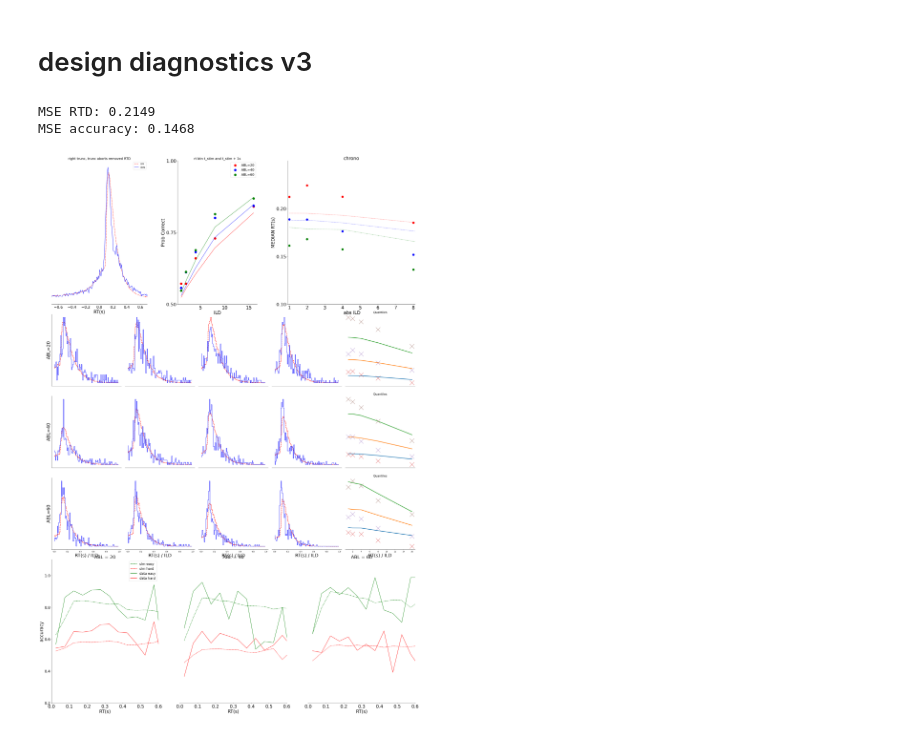
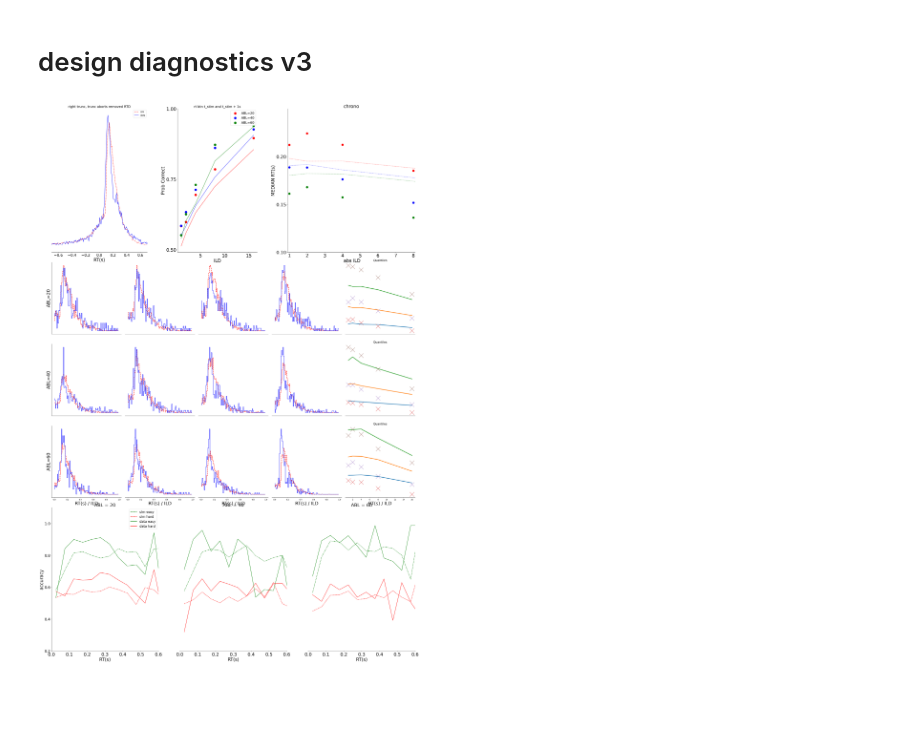
Before and after one commit to rakaar/ddm_data, a Jupyter notebook: simulations/inc_evid_noise_hyp_2025_ON.ipynb, the cells around one changed output. Saved outputs shown, nothing was run; the diff lists cells and outputs as text; code cells hidden in the pictures; blank space fills up the shorter version.

Commit message:
forgot about MT abort

```diff
--- a/simulations/inc_evid_noise_hyp_2025_ON.ipynb
+++ b/simulations/inc_evid_noise_hyp_2025_ON.ipynb
@@ -23,7 +23,7 @@ t_E_aff = 0.075
 
 Z_E = 0
 
-N_sim = int(1e6)
+N_sim = int(50e3)
 dt = 1e-4
 # %% [markdown]
 # ABL, ILD, stim and led times from data
@@ -54,7 +54,7 @@ is_LED_trial = True
 new_V_A = V_A + 1.8
 new_noise = 80
 # new_noise = 0
-T0_factor = 2.5
+T0_factor = 2.8
 N_print = int(N_sim/5)
 
 # inc noise
@@ -603,17 +153,5 @@ for a, ABL in enumerate(ABL_arr):
 # %% [markdown]
 # design diagnostics v3
-# %%
-from diagnostics_class import Diagnostics
-
-sim_diagnose_obj = Diagnostics(sim_df)
-data_diagnose_obj = Diagnostics(data_df)
-
-# remove aborts
-data_df_valid = data_df[ data_df['rt'] > data_df['t_stim'] ]
-sim_df_valid = sim_df[ sim_df['rt'] > sim_df['t_stim'] ]
-
-sim_diagnose_obj_valid = Diagnostics(sim_df_valid)
-data_diagnose_obj_valid = Diagnostics(data_df_valid)
 # %%
 from matplotlib.gridspec import GridSpec, GridSpecFromSubplotSpec
 
@@ -663,12 +201,12 @@ ax_rtd.spines['bottom'].set_visible(True)
 ax_rtd.set_xlim(-0.7, 0.7)
 
 # 1 - psycho
-data_psycho = data_diagnose_obj.plot_correct_vs_abs_ILD()
+data_psycho = data_diagnose_obj_valid.plot_correct_vs_abs_ILD()
 all_ABL = data_psycho.keys()
 all_ILD = np.sort(df['ILD'].unique())
 all_pos_ILD = list(set(np.abs(df['ILD'].unique())))
 
-sim_psycho = sim_diagnose_obj.plot_correct_vs_abs_ILD()
+sim_psycho = sim_diagnose_obj_valid.plot_correct_vs_abs_ILD()
 for ABL in all_ABL:
     ax_psy.scatter(all_pos_ILD, data_psycho[ABL], label=f'ABL={ABL}', color=ABL_colors[ABL], s=150)
     ax_psy.plot(all_pos_ILD, sim_psycho[ABL], alpha=0.9, color=ABL_colors[ABL])
@@ -829,79 +367,31 @@ for a, ABL in enumerate(ABL_arr):
     ax_r.plot(x, data_easy_tacho, label='data easy', color='g')
 
     # data - hard
     data_pd_hard = data_df_valid[ (data_df_valid['ABL'] == ABL) & (data_df_valid['ILD'].isin(hard_ILD))]
     data_pd_hard_diag = Diagnostics(data_pd_hard)
     x, data_hard_tacho = data_pd_hard_diag.plot_tacho(bins)
     ax_r.plot(x, data_hard_tacho, label='data hard', color='r')
 
     ax_r.set_title(f'ABL = {ABL}', fontsize=25)
     ax_r.set_xlabel('RT(s)', fontsize=25)
     if a == 0:
         ax_r.legend(fontsize=18)
         ax_r.set_ylabel('accuracy', fontsize=25)
 
     ax_r.set_xlim(0, 0.6)
     ax_r.set_ylim(0.3, 1.1)
     ax_r.spines['top'].set_visible(False)
     ax_r.spines['right'].set_visible(False)
     ax_r.spines['left'].set_visible(True)
     ax_r.spines['bottom'].set_visible(True)
     if a == 0:
         ax_r.set_yticks(np.arange(0.2, 1.2, 0.2))
 
     if a != 0:
         ax_r.spines['left'].set_visible(False)
         ax_r.set_yticks([])
 
     ax_r.tick_params(axis='both', which='major', labelsize=20)
     ax_r.tick_params(axis='x', which='major', labelsize=25)
-
-
-
-
-import numpy as np
-
-# --- 1) MSE between histograms of sim and data for each ABL and abs ILD (except the last ILD) ---
-hist_mse_list = []
-# print("MSE for RTD histograms (per ABL and abs ILD, except last ILD):")
-for ABL in ABL_arr:
-    for j, ILD in enumerate(pos_ILD):
-        if j < len(pos_ILD) - 1:  # Skip the last ILD (used for quantiles)
-            # Filter for current ABL and ILD (both signs)
-            sim_pd = sim_df_valid[(sim_df_valid['ABL'] == ABL) & (sim_df_valid['ILD'].isin([ILD, -ILD]))]
-            data_pd = data_df_valid[(data_df_valid['ABL'] == ABL) & (data_df_valid['ILD'].isin([ILD, -ILD]))]
-
-            # Compute reaction times relative to stimulus onset
-            sim_rt = sim_pd['rt'] - sim_pd['t_stim']
-            data_rt = data_pd['rt'] - data_pd['t_stim']
-
-            # Compute histograms using the same bins as before
-            sim_rt_hist, _ = np.histogram(sim_rt, density=True, bins=bins)
-            data_rt_hist, _ = np.histogram(data_rt, density=True, bins=bins)
-
-            # Compute MSE between the two histograms
-            mse_hist = np.mean((sim_rt_hist - data_rt_hist) ** 2)
-            # print(f"ABL: {ABL}, abs ILD: {ILD}  =>  MSE: {mse_hist:.4f}")
-            hist_mse_list.append(mse_hist)
-
-# Average histogram MSE over all ABLs and ILDs
-overall_hist_mse = np.mean(hist_mse_list)
-print(f"MSE RTD: {overall_hist_mse:.4f}")
-
-# --- 2) MSE between simulation and data accuracy (psycho) for each ABL ---
-accuracy_mse_list = []
-# print("\nMSE for accuracy (simulation vs data, per ABL):")
-for ABL in data_psycho.keys():
-    sim_acc = np.array(sim_psycho[ABL])
-    data_acc = np.array(data_psycho[ABL])
-    mse_acc = np.mean((sim_acc - data_acc) ** 2)
-    # print(f"ABL: {ABL}  =>  MSE: {mse_acc:.4f}")
-    accuracy_mse_list.append(mse_acc)
-
-# Average accuracy MSE over all ABLs
-overall_accuracy_mse = np.mean(accuracy_mse_list)
-print(f"MSE accuracy: {100*overall_accuracy_mse:.4f}")
 # %% [output]
-MSE RTD: 0.2149
-MSE accuracy: 0.1468
-[figure, old version]
+[figure, new version]
```
Also changed, not shown: parts of 7 cells of this notebook, 2 other files.
